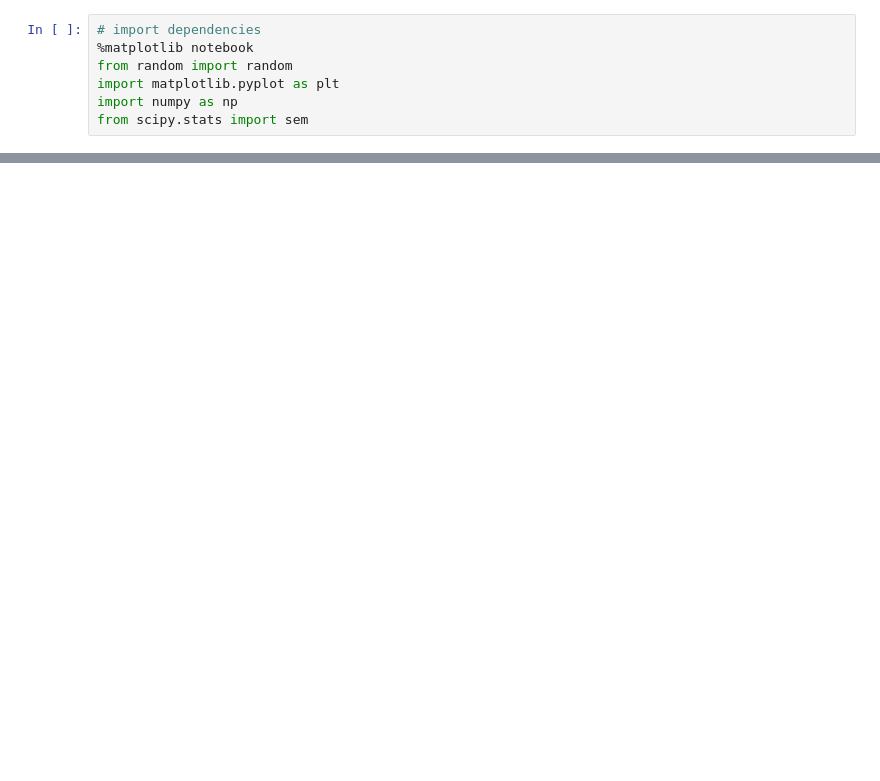
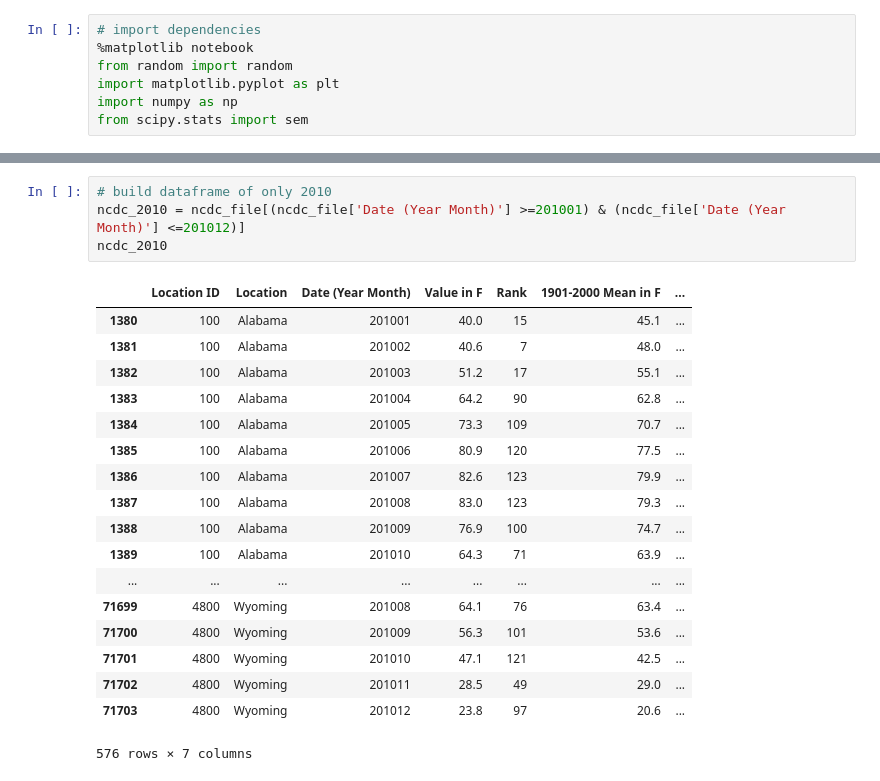
Before and after one commit to HenaVen/SMU_Pro1_Team4_repo, a Jupyter notebook: Weather_Data_NCDC_Year.ipynb, the cells around one changed output, grey strips where cells are left out. Drawn from its saved outputs; the diff is of its cells as text; blank space fills up the shorter version.

```diff
--- a/Weather_Data_NCDC_Year.ipynb
+++ b/Weather_Data_NCDC_Year.ipynb
@@ -64,0 +35,23 @@ state_group.head()
+# %%
+# build dataframe of only 2010
+ncdc_2010 = ncdc_file[(ncdc_file['Date (Year Month)'] >=201001) & (ncdc_file['Date (Year Month)'] <=201012)]
+ncdc_2010
+# %% [output]
+|  | Location ID | Location | Date (Year Month) | Value in F | Rank | 1901-2000 Mean in F | ... |
+| 1380 | 100 | Alabama | 201001 | 40.0 | 15 | 45.1 | ... |
+| 1381 | 100 | Alabama | 201002 | 40.6 | 7 | 48.0 | ... |
+| 1382 | 100 | Alabama | 201003 | 51.2 | 17 | 55.1 | ... |
+| 1383 | 100 | Alabama | 201004 | 64.2 | 90 | 62.8 | ... |
+| 1384 | 100 | Alabama | 201005 | 73.3 | 109 | 70.7 | ... |
+| 1385 | 100 | Alabama | 201006 | 80.9 | 120 | 77.5 | ... |
+| 1386 | 100 | Alabama | 201007 | 82.6 | 123 | 79.9 | ... |
+| 1387 | 100 | Alabama | 201008 | 83.0 | 123 | 79.3 | ... |
+| 1388 | 100 | Alabama | 201009 | 76.9 | 100 | 74.7 | ... |
+| 1389 | 100 | Alabama | 201010 | 64.3 | 71 | 63.9 | ... |
+| ... | ... | ... | ... | ... | ... | ... | ... |
+| 71699 | 4800 | Wyoming | 201008 | 64.1 | 76 | 63.4 | ... |
+| 71700 | 4800 | Wyoming | 201009 | 56.3 | 101 | 53.6 | ... |
+| 71701 | 4800 | Wyoming | 201010 | 47.1 | 121 | 42.5 | ... |
+| 71702 | 4800 | Wyoming | 201011 | 28.5 | 49 | 29.0 | ... |
+| 71703 | 4800 | Wyoming | 201012 | 23.8 | 97 | 20.6 | ... |
+576 rows × 7 columns
```
Also changed, not shown: parts of 8 cells of this notebook, 6 other files.
